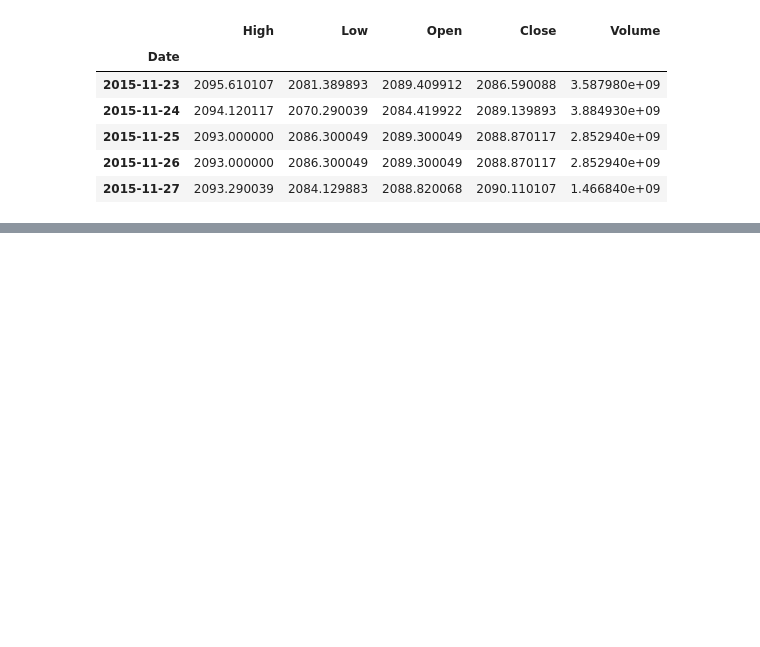
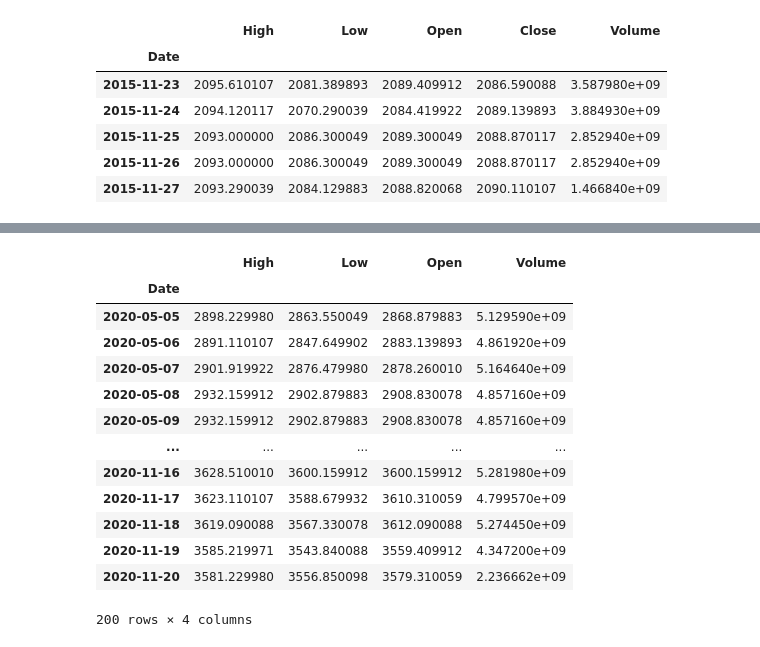
Before and after one commit to isoori/yahoo-price, a Jupyter notebook: Untitled.ipynb, the cells around one changed output, grey strips where cells are left out. Cells and saved outputs as stored; diff of their text form; code cells hidden in the pictures; blank space fills up the shorter version.

```diff
--- a/Untitled.ipynb
+++ b/Untitled.ipynb
@@ -72,0 +124,18 @@ df.head()
+# %%
+test = features[len(train):]
+test
+# %% [output]
+|  | High | Low | Open | Volume |
+| Date |  |  |  |  |
+| 2020-05-05 | 2898.229980 | 2863.550049 | 2868.879883 | 5.129590e+09 |
+| 2020-05-06 | 2891.110107 | 2847.649902 | 2883.139893 | 4.861920e+09 |
+| 2020-05-07 | 2901.919922 | 2876.479980 | 2878.260010 | 5.164640e+09 |
+| 2020-05-08 | 2932.159912 | 2902.879883 | 2908.830078 | 4.857160e+09 |
+| 2020-05-09 | 2932.159912 | 2902.879883 | 2908.830078 | 4.857160e+09 |
+| ... | ... | ... | ... | ... |
+| 2020-11-16 | 3628.510010 | 3600.159912 | 3600.159912 | 5.281980e+09 |
+| 2020-11-17 | 3623.110107 | 3588.679932 | 3610.310059 | 4.799570e+09 |
+| 2020-11-18 | 3619.090088 | 3567.330078 | 3612.090088 | 5.274450e+09 |
+| 2020-11-19 | 3585.219971 | 3543.840088 | 3559.409912 | 4.347200e+09 |
+| 2020-11-20 | 3581.229980 | 3556.850098 | 3579.310059 | 2.236662e+09 |
+200 rows × 4 columns
```
Also changed, not shown: parts of 13 cells of this notebook.
